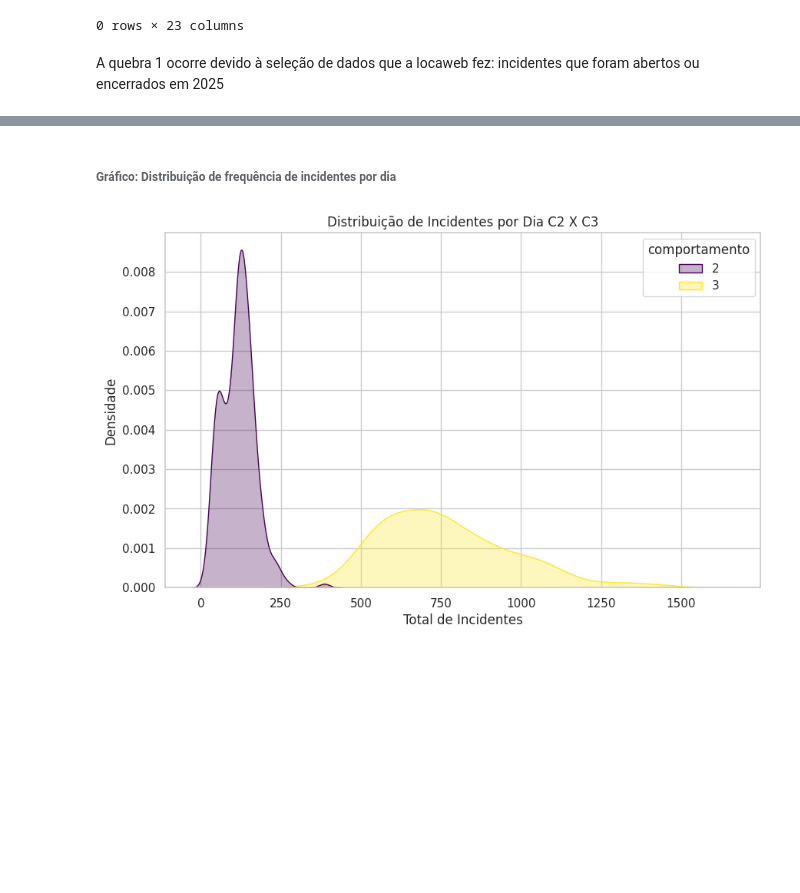
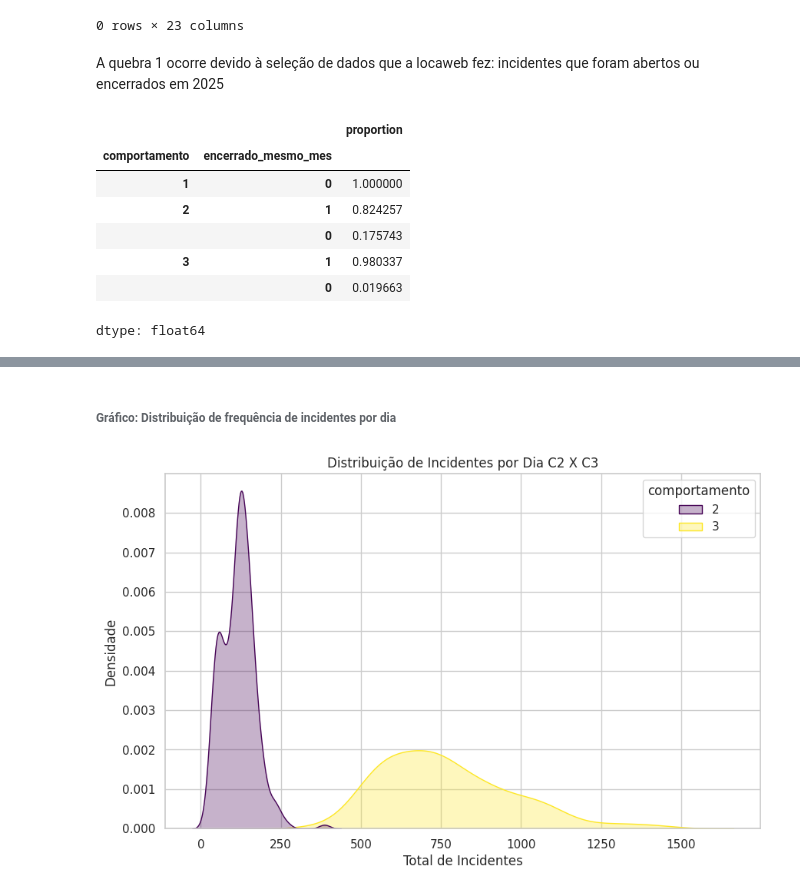
Before and after one commit to jffdevbr/challenge_locaweb, a Jupyter notebook: notebooks/data_exploration_target_behavior.ipynb, the cells around one changed output, grey strips where cells are left out. Cells and saved outputs as stored; diff of their text form; code cells hidden in the pictures; blank space fills up the shorter version.

```diff
--- a/notebooks/data_exploration_target_behavior.ipynb
+++ b/notebooks/data_exploration_target_behavior.ipynb
@@ -1289,3 +1315,16 @@ df[colunas_originais].loc[(df['comportamento'] == 1) & (df['data_encerrado'].dt.
 0 rows × 23 columns
 # %% [markdown]
 A quebra 1 ocorre devido à seleção de dados que a locaweb fez: incidentes que foram abertos ou encerrados em 2025
+# %%
+# Confirmando quantos incs foram abertos e fechados no mesmo mes, por comportamento
+df['encerrado_mesmo_mes'] = (df['ano_mes_aberto'] == df['ano_mes_encerrado']).astype(int)
+df.groupby('comportamento')['encerrado_mesmo_mes'].value_counts(normalize=True)
+# %% [output]
+|  |  | proportion |
+| comportamento | encerrado_mesmo_mes |  |
+| 1 | 0 | 1.000000 |
+| 2 | 1 | 0.824257 |
+|  | 0 | 0.175743 |
+| 3 | 1 | 0.980337 |
+|  | 0 | 0.019663 |
+dtype: float64
```
Also changed, not shown: parts of 14 cells of this notebook.
